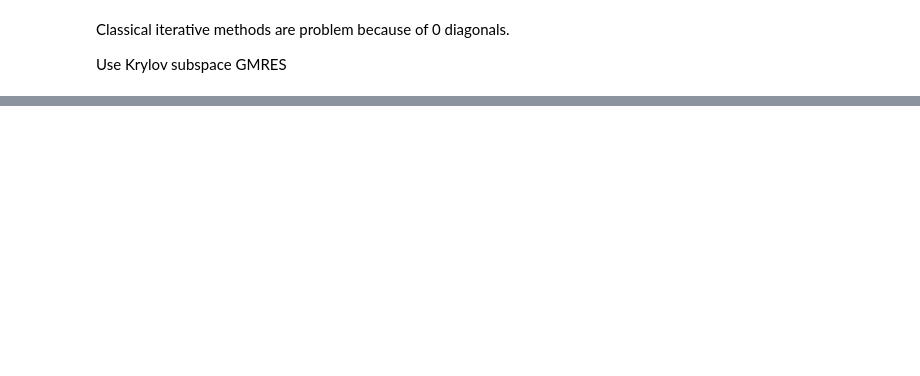
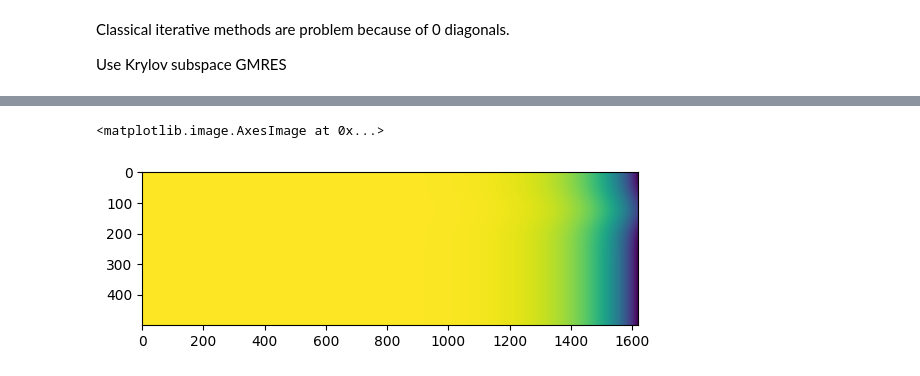
Before and after one commit to emilssp/Computational_Physics_v24, a Jupyter notebook: Neural_Dynamics/main.ipynb, the cells around one changed output, grey strips where cells are left out. Cells and saved outputs as stored; diff of their text form; code cells hidden in the pictures; blank space fills up the shorter version.

```diff
--- a/Neural_Dynamics/main.ipynb
+++ b/Neural_Dynamics/main.ipynb
@@ -402,0 +622,42 @@ Solution using sp.sparse.linalg.gmres:
+# %%
+def crank_nicolson_step(V, dx, dt, lam, tau, gamma, V_star, V_Na, V_K, g_K):
+    N = len(V)
+    r = lam**2 * dt / (dx**2 * tau)
+
+    # Compute g_Na(V)
+    def g_Na(V):
+        return 1/5 + 100 / (1 + 1 - gamma * (V_star + V))
+
+    # Setup tridiagonal matrix A for Crank-Nicolson
+    main_diag = (1 + 2*r) * np.ones(N)
+    off_diag = -r * np.ones(N-1)
+    A = sp.sparse.diags([main_diag, off_diag, off_diag], offsets=[0, -1, 1], shape=(N, N)).tocsc()
+
+    # Modify the first and last rows of A to implement Neumann BCs
+    A[0, 0:2] = [1, -1]  # dV/dx at x=0 is zero
+    A[-1, -2:] = [-1, 1]  # dV/dx at x=L is zero
+
+    # Compute the source term B
+    B = V + dt/tau * (g_Na(V) * (V - V_Na) + g_K * (V - V_K))
+
+    # Apply Neumann BCs to B
+    B[0] = 0
+    B[-1] = 0
+
+    # Solve the linear system
+    V_new = sp.sparse.linalg.spsolve(A, B)
+
+    return V_new
+# %%
+sol = np.zeros((len(x), len(times)))
+sol[:, 0] = V0
+# Run the simulation
+for i in range(1, len(times)):
+    sol[:,i] = crank_nicolson_step(sol[:,i-1], dx, dt, lam, tau, gamma, V_star, V_Na, V_K, g_K)
+
+# Assuming you have a plotting function setup
+# plot_voltage(x, V)  # You would implement this to visualize the result
+plt.imshow(sol)
+# %% [output]
+<matplotlib.image.AxesImage at 0x...>
+[figure, added]
```
Also changed, not shown: parts of 20 cells of this notebook, 1 other file.
